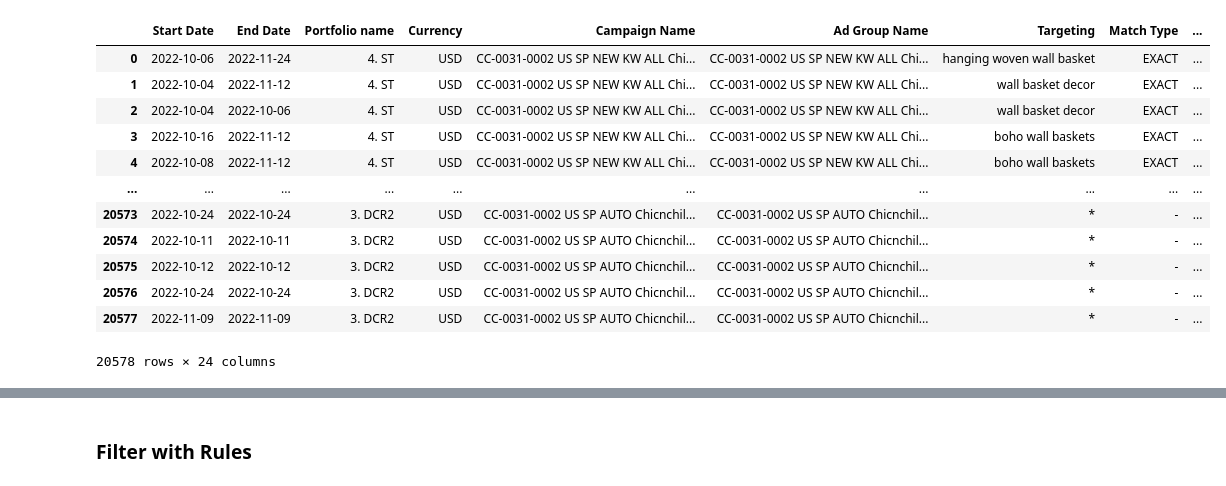
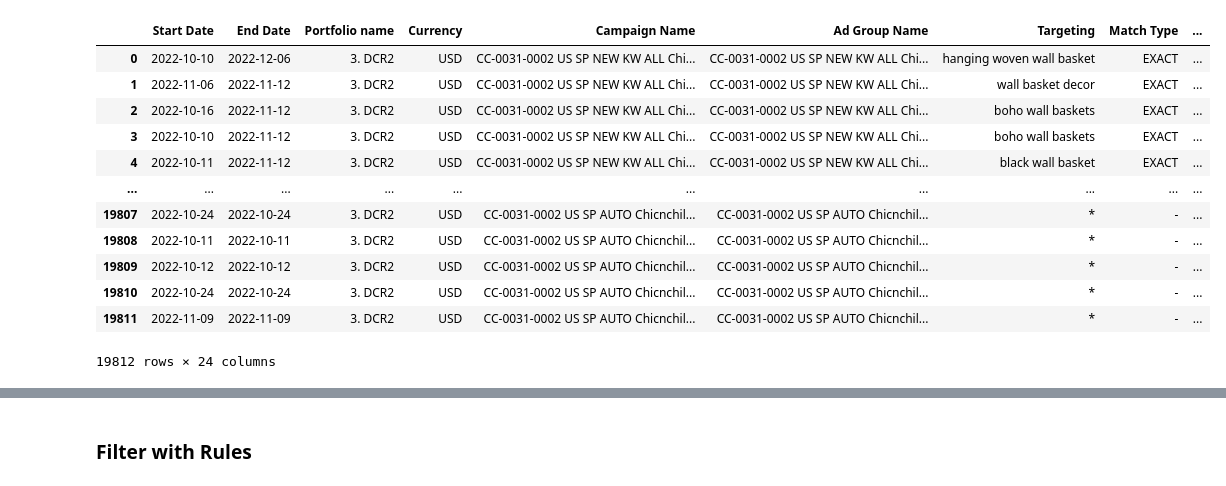
Before and after one commit to KDool/Ads-aws-excel, a Jupyter notebook: Code/optimize.ipynb, the cells around one changed output, grey strips where cells are left out. Drawn from its saved outputs; the diff is of its cells as text; code cells hidden in the pictures.

```diff
--- a/Code/optimize.ipynb
+++ b/Code/optimize.ipynb
@@ -4,19 +4,19 @@ import xlsxwriter
 from datetime import date
 # %%
 # Read Report Excel Files
-report_df = pd.read_excel('../sample_files/RP_CST_SP.xlsx',index_col=False)
+report_df = pd.read_excel('../sample_files/Sponsored Products Search term report .xlsx',index_col=False)
 report_df
 # %% [output]
 |  | Start Date | End Date | Portfolio name | Currency | Campaign Name | Ad Group Name | Targeting | Match Type | ... |
-| 0 | 2022-10-06 | 2022-11-24 | 4. ST | USD | CC-0031-0002 US SP NEW KW ALL Chi... | CC-0031-0002 US SP NEW KW ALL Chi... | hanging woven wall basket | EXACT | ... |
-| 1 | 2022-10-04 | 2022-11-12 | 4. ST | USD | CC-0031-0002 US SP NEW KW ALL Chi... | CC-0031-0002 US SP NEW KW ALL Chi... | wall basket decor | EXACT | ... |
-| 2 | 2022-10-04 | 2022-10-06 | 4. ST | USD | CC-0031-0002 US SP NEW KW ALL Chi... | CC-0031-0002 US SP NEW KW ALL Chi... | wall basket decor | EXACT | ... |
-| 3 | 2022-10-16 | 2022-11-12 | 4. ST | USD | CC-0031-0002 US SP NEW KW ALL Chi... | CC-0031-0002 US SP NEW KW ALL Chi... | boho wall baskets | EXACT | ... |
-| 4 | 2022-10-08 | 2022-11-12 | 4. ST | USD | CC-0031-0002 US SP NEW KW ALL Chi... | CC-0031-0002 US SP NEW KW ALL Chi... | boho wall baskets | EXACT | ... |
+| 0 | 2022-10-10 | 2022-12-06 | 3. DCR2 | USD | CC-0031-0002 US SP NEW KW ALL Chi... | CC-0031-0002 US SP NEW KW ALL Chi... | hanging woven wall basket | EXACT | ... |
+| 1 | 2022-11-06 | 2022-11-12 | 3. DCR2 | USD | CC-0031-0002 US SP NEW KW ALL Chi... | CC-0031-0002 US SP NEW KW ALL Chi... | wall basket decor | EXACT | ... |
+| 2 | 2022-10-16 | 2022-11-12 | 3. DCR2 | USD | CC-0031-0002 US SP NEW KW ALL Chi... | CC-0031-0002 US SP NEW KW ALL Chi... | boho wall baskets | EXACT | ... |
+| 3 | 2022-10-10 | 2022-11-12 | 3. DCR2 | USD | CC-0031-0002 US SP NEW KW ALL Chi... | CC-0031-0002 US SP NEW KW ALL Chi... | boho wall baskets | EXACT | ... |
+| 4 | 2022-10-11 | 2022-11-12 | 3. DCR2 | USD | CC-0031-0002 US SP NEW KW ALL Chi... | CC-0031-0002 US SP NEW KW ALL Chi... | black wall basket | EXACT | ... |
 | ... | ... | ... | ... | ... | ... | ... | ... | ... | ... |
-| 20573 | 2022-10-24 | 2022-10-24 | 3. DCR2 | USD | CC-0031-0002 US SP AUTO Chicnchil... | CC-0031-0002 US SP AUTO Chicnchil... | * | - | ... |
-| 20574 | 2022-10-11 | 2022-10-11 | 3. DCR2 | USD | CC-0031-0002 US SP AUTO Chicnchil... | CC-0031-0002 US SP AUTO Chicnchil... | * | - | ... |
-| 20575 | 2022-10-12 | 2022-10-12 | 3. DCR2 | USD | CC-0031-0002 US SP AUTO Chicnchil... | CC-0031-0002 US SP AUTO Chicnchil... | * | - | ... |
-| 20576 | 2022-10-24 | 2022-10-24 | 3. DCR2 | USD | CC-0031-0002 US SP AUTO Chicnchil... | CC-0031-0002 US SP AUTO Chicnchil... | * | - | ... |
-| 20577 | 2022-11-09 | 2022-11-09 | 3. DCR2 | USD | CC-0031-0002 US SP AUTO Chicnchil... | CC-0031-0002 US SP AUTO Chicnchil... | * | - | ... |
+| 19807 | 2022-10-24 | 2022-10-24 | 3. DCR2 | USD | CC-0031-0002 US SP AUTO Chicnchil... | CC-0031-0002 US SP AUTO Chicnchil... | * | - | ... |
+| 19808 | 2022-10-11 | 2022-10-11 | 3. DCR2 | USD | CC-0031-0002 US SP AUTO Chicnchil... | CC-0031-0002 US SP AUTO Chicnchil... | * | - | ... |
+| 19809 | 2022-10-12 | 2022-10-12 | 3. DCR2 | USD | CC-0031-0002 US SP AUTO Chicnchil... | CC-0031-0002 US SP AUTO Chicnchil... | * | - | ... |
+| 19810 | 2022-10-24 | 2022-10-24 | 3. DCR2 | USD | CC-0031-0002 US SP AUTO Chicnchil... | CC-0031-0002 US SP AUTO Chicnchil... | * | - | ... |
+| 19811 | 2022-11-09 | 2022-11-09 | 3. DCR2 | USD | CC-0031-0002 US SP AUTO Chicnchil... | CC-0031-0002 US SP AUTO Chicnchil... | * | - | ... |
-20578 rows × 24 columns
+19812 rows × 24 columns
```
Also changed, not shown: parts of 23 cells of this notebook, 15 other files.
